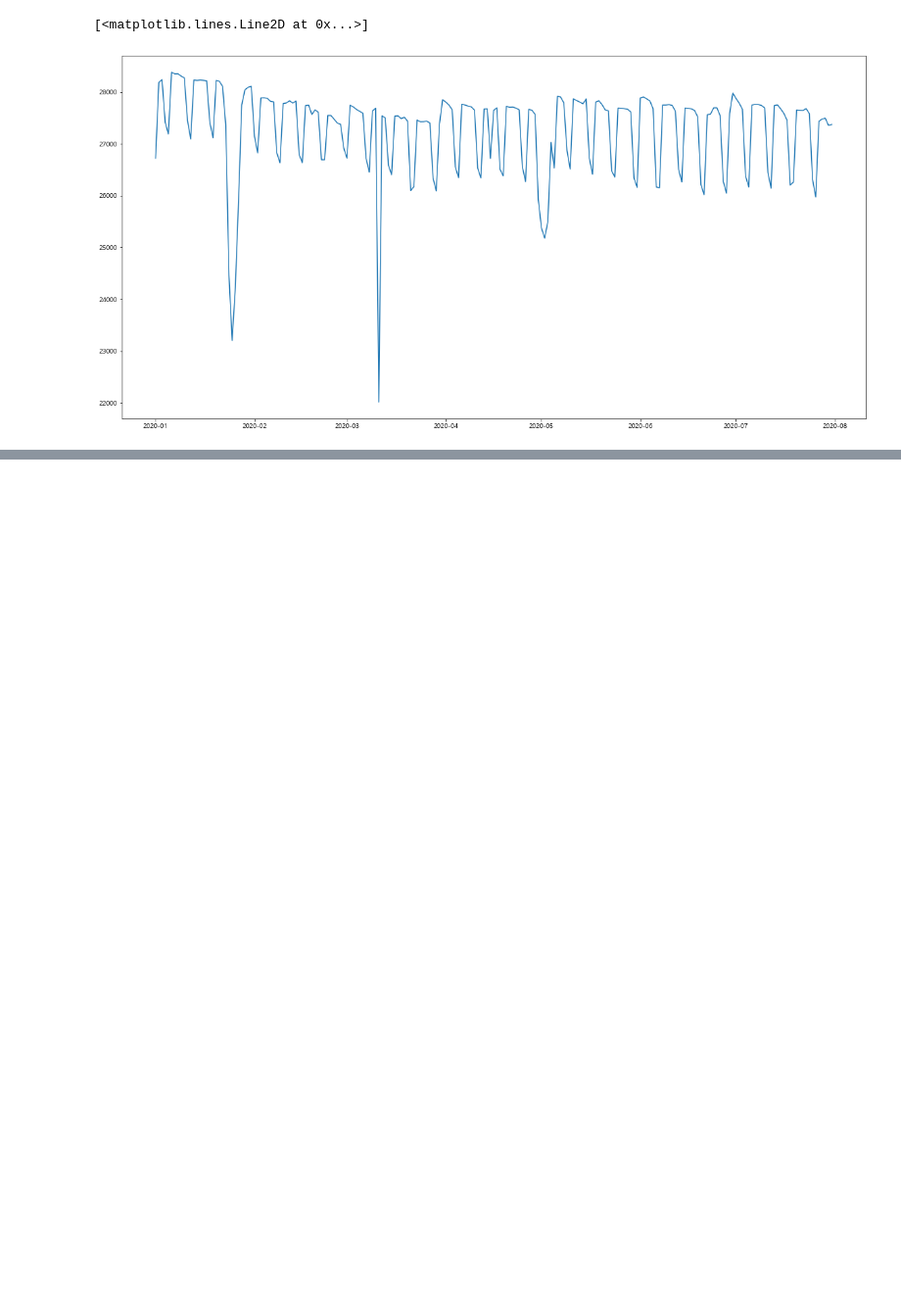
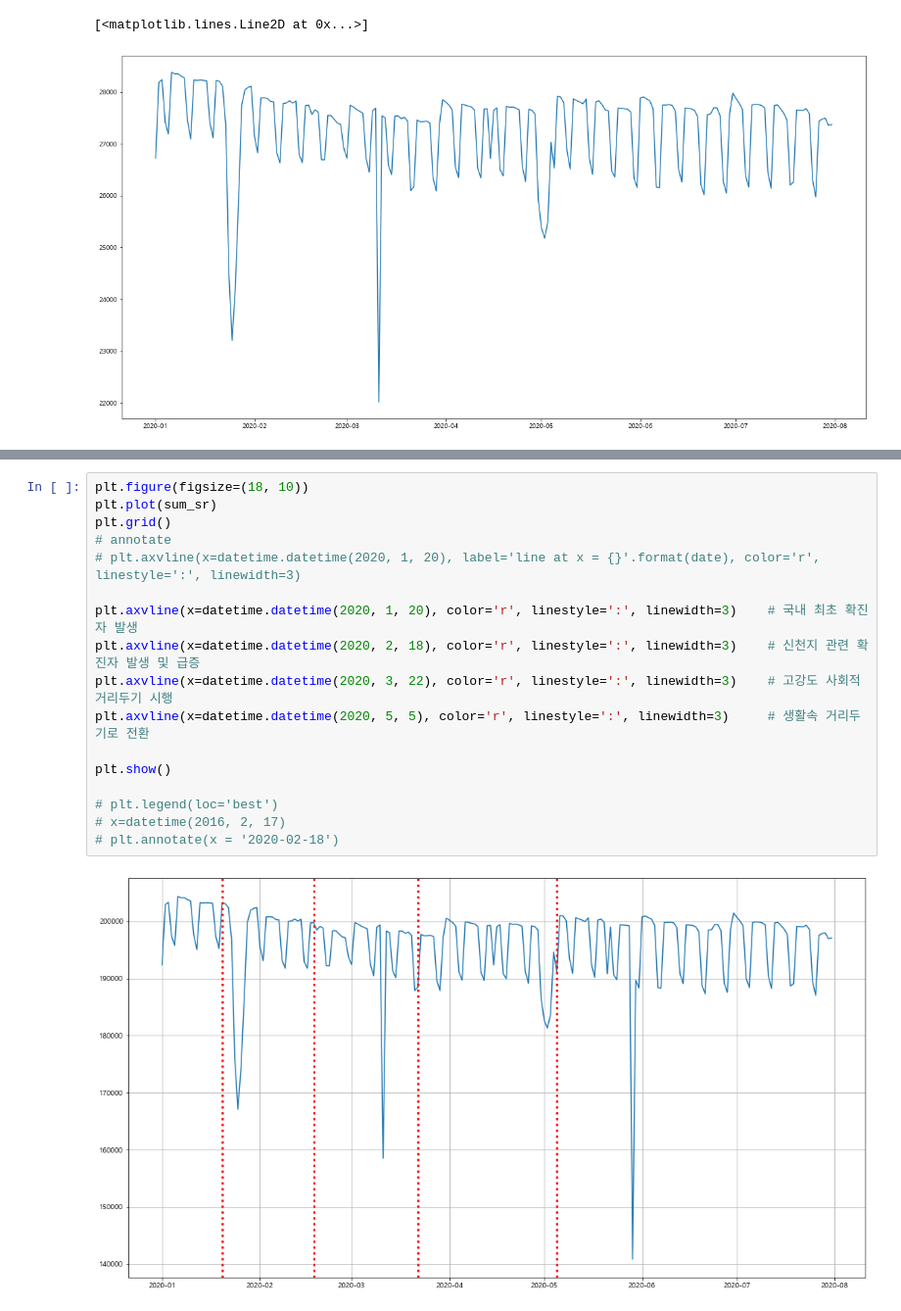
Before and after one commit to Lagom92/covid_visualize, a Jupyter notebook: note/floating_intro.ipynb, the cells around one changed output, grey strips where cells are left out. Shown at 98% size. Drawn from its saved outputs; the diff is of its cells as text; blank space fills up the shorter version.

```diff
--- a/note/floating_intro.ipynb
+++ b/note/floating_intro.ipynb
@@ -251,0 +246,19 @@ plt.scatter(sr.index, sr.values)
+# %%
+plt.figure(figsize=(18, 10))
+plt.plot(sum_sr)
+plt.grid()
+# annotate
+# plt.axvline(x=datetime.datetime(2020, 1, 20), label='line at x = {}'.format(date), color='r', linestyle=':', linewidth=3)
+
+plt.axvline(x=datetime.datetime(2020, 1, 20), color='r', linestyle=':', linewidth=3)    # 국내 최초 확진자 발생
+plt.axvline(x=datetime.datetime(2020, 2, 18), color='r', linestyle=':', linewidth=3)    # 신천지 관련 확진자 발생 및 급증
+plt.axvline(x=datetime.datetime(2020, 3, 22), color='r', linestyle=':', linewidth=3)    # 고강도 사회적 거리두기 시행
+plt.axvline(x=datetime.datetime(2020, 5, 5), color='r', linestyle=':', linewidth=3)     # 생활속 거리두기로 전환
+
+plt.show()
+
+# plt.legend(loc='best')
+# x=datetime(2016, 2, 17)
+# plt.annotate(x = '2020-02-18')
+# %% [output]
+[figure, added]
```
Also changed, not shown: parts of 19 cells of this notebook.
